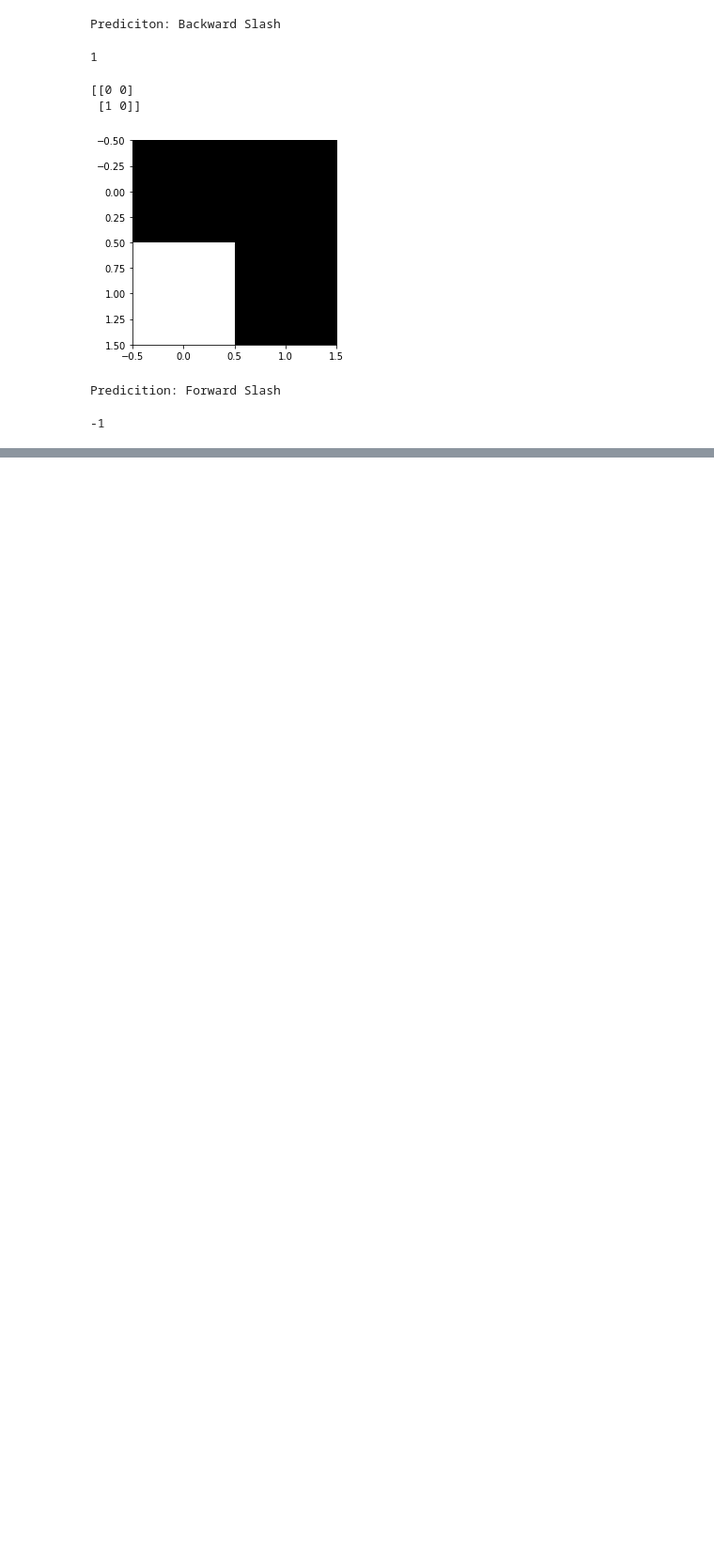
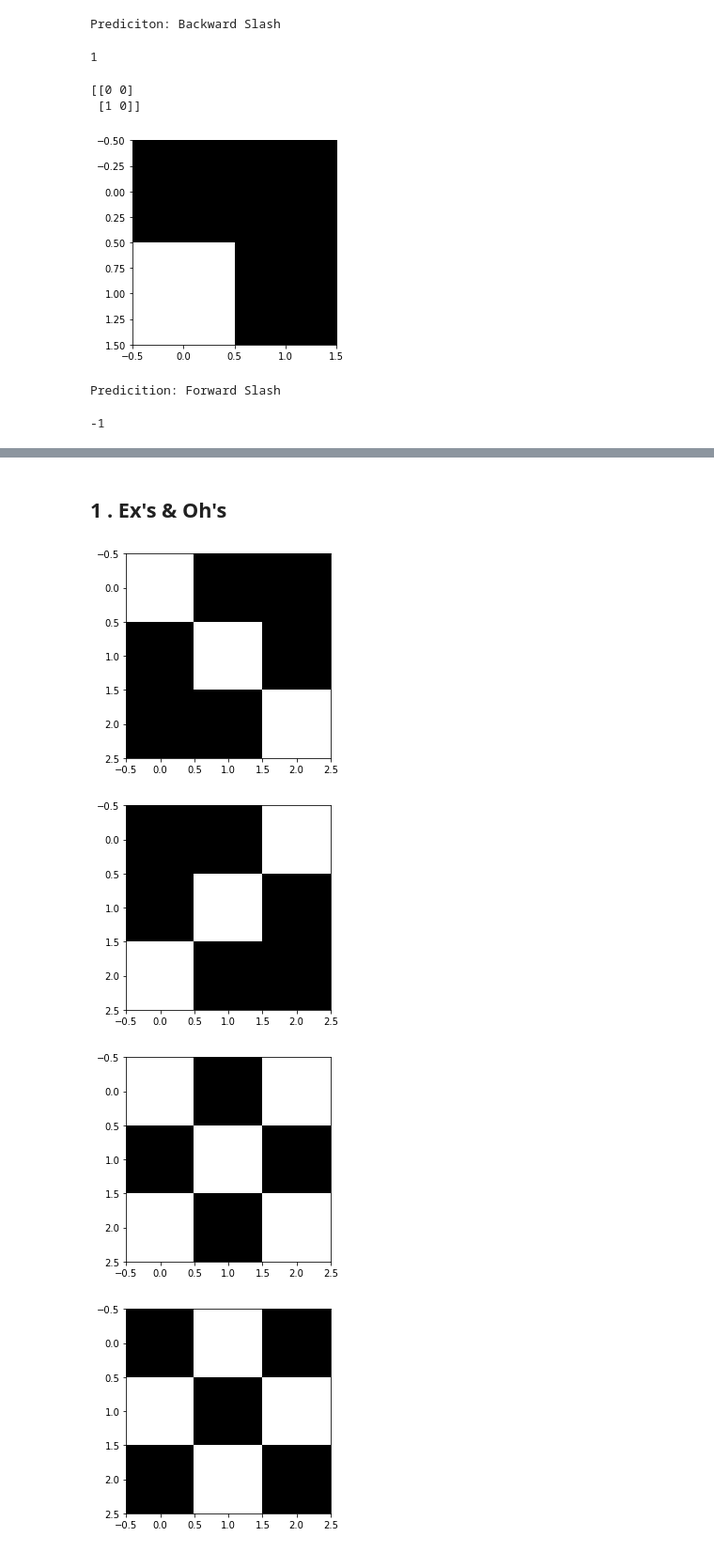
Before and after one commit to konishon/experiments, a Jupyter notebook: A_intro_to_cnn.ipynb, the cells around one changed output, grey strips where cells are left out. Shown at 94% size. Saved outputs shown, nothing was run; the diff lists cells and outputs as text; code cells hidden in the pictures; blank space fills up the shorter version.

```diff
--- a/A_intro_to_cnn.ipynb
+++ b/A_intro_to_cnn.ipynb
@@ -114,0 +123,21 @@ Predicition: Forward Slash
+# %% [markdown]
+## 1 . Ex's & Oh's
+# %%
+POS = 1
+NEG = -1
+# %%
+forward_slash = np.array([[POS,NEG,NEG],[NEG,POS,NEG],[NEG,NEG,POS]])
+backward_slash = np.array([[NEG,NEG,POS],[NEG,POS,NEG],[POS,NEG,NEG]])
+
+x = np.array([[POS,NEG,POS],[NEG,POS,NEG],[POS,NEG,POS]])
+o = np.array([[NEG,POS,NEG],[POS,NEG,POS],[NEG,POS,NEG]])
+# %%
+images = [forward_slash,backward_slash,x,o]
+for image in images:
+  plt.imshow(image,cmap=cmap);
+  plt.show()
+# %% [output]
+[figure, added]
+[figure, added]
+[figure, added]
+[figure, added]
```
Also changed, not shown: parts of 29 cells of this notebook, 2 other files.
